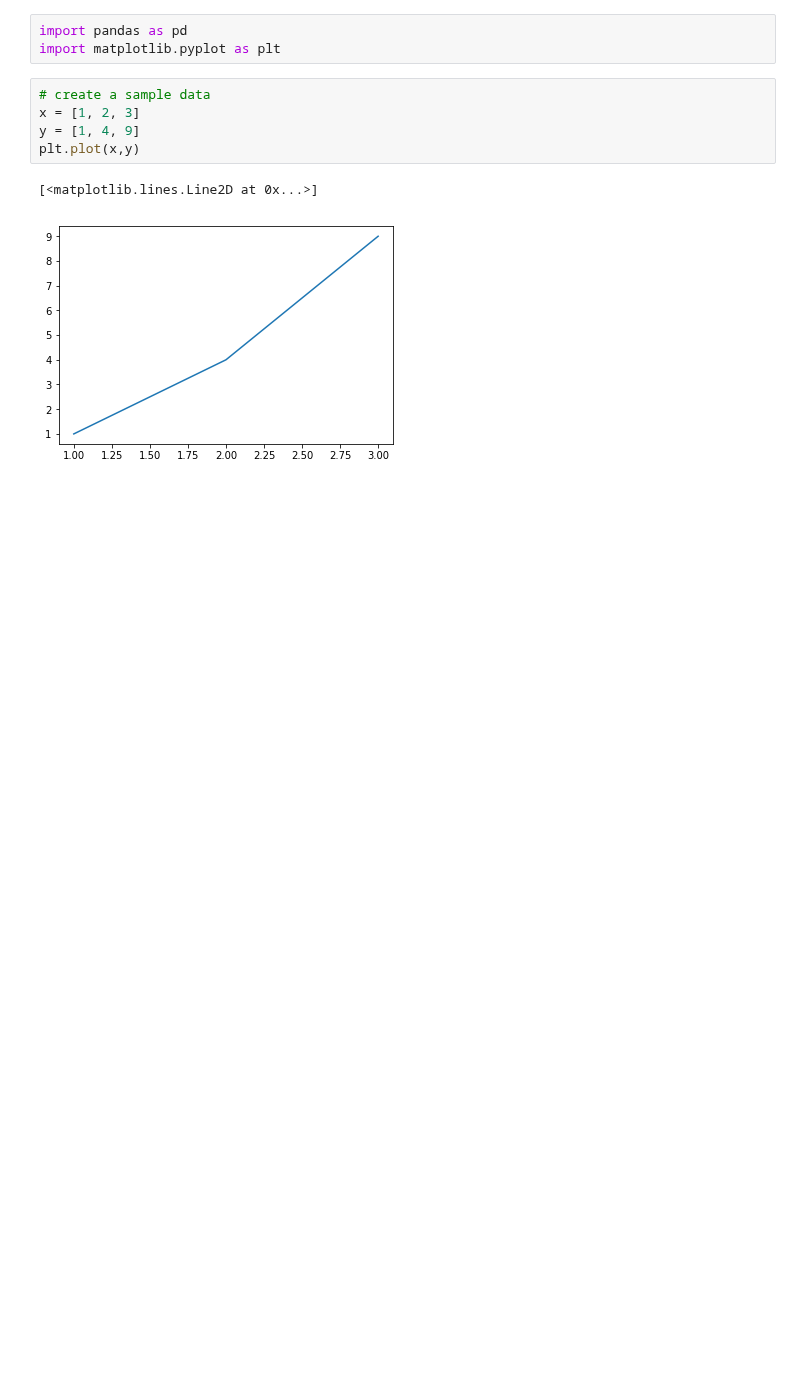
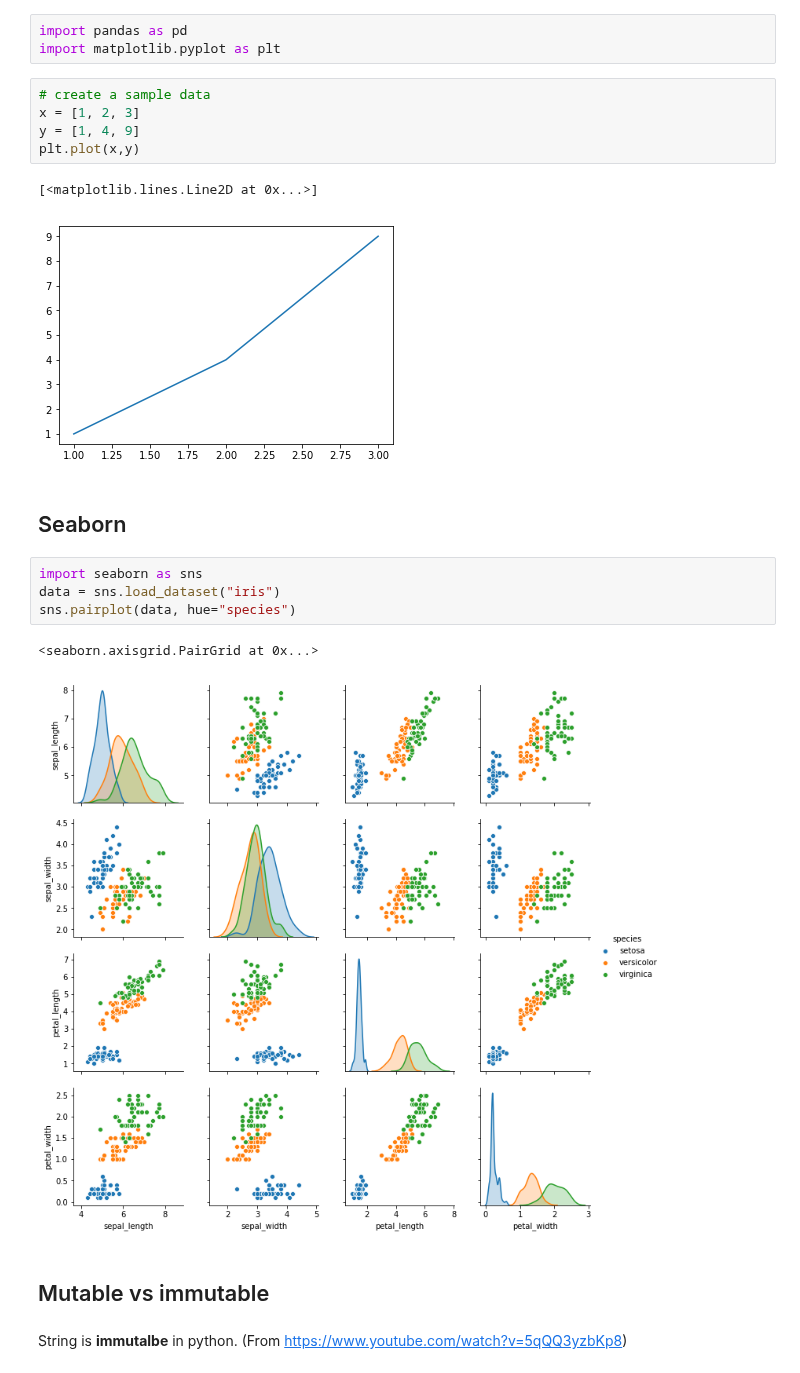
Before and after one commit to treyqi/python, a Jupyter notebook: visualation/Visualization.ipynb, the cells around one changed output. Saved outputs shown, nothing was run; the diff lists cells and outputs as text; blank space fills up the shorter version.

```diff
--- a/visualation/Visualization.ipynb
+++ b/visualation/Visualization.ipynb
@@ -15,3 +17,16 @@ plt.plot(x,y)
 # %% [output]
 [<matplotlib.lines.Line2D at 0x...>]
 [figure]
+# %% [markdown]
+## Seaborn
+# %%
+import seaborn as sns
+data = sns.load_dataset("iris")
+sns.pairplot(data, hue="species")
+# %% [output]
+<seaborn.axisgrid.PairGrid at 0x...>
+[figure, added]
+# %% [markdown]
+## Mutable vs immutable
+# %% [markdown]
+String is **immutalbe** in python. (From https://www.youtube.com/watch?v=5qQQ3yzbKp8)
```
Also changed, not shown: parts of 12 cells of this notebook.
